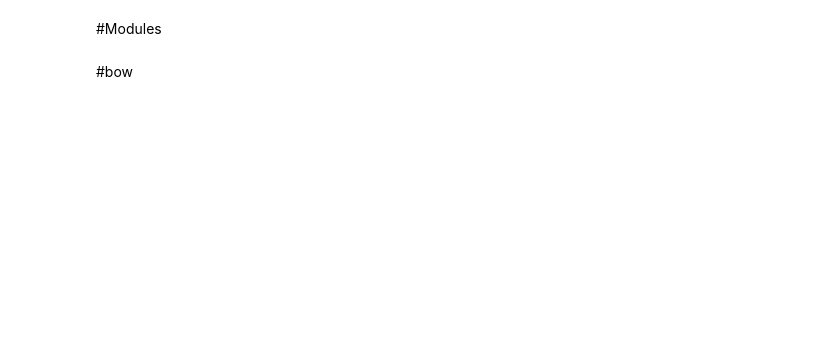
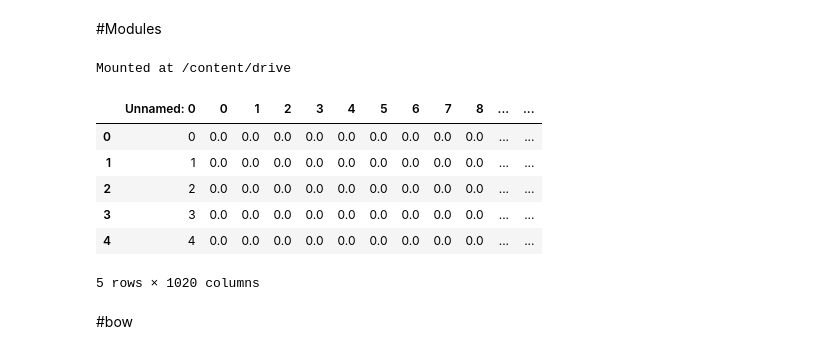
Before and after one commit to Zarmina97/NLP-project-, a Jupyter notebook: Models/RandomForest.ipynb, the cells around one changed output. Drawn from its saved outputs; the diff is of its cells as text; code cells hidden in the pictures; blank space fills up the shorter version.

```diff
--- a/Models/RandomForest.ipynb
+++ b/Models/RandomForest.ipynb
@@ -30,5 +33,20 @@ from sklearn.model_selection import RandomizedSearchCV
+# %%
+from google.colab import drive
+drive.mount('/content/drive')
+# %% [output]
+Mounted at /content/drive
 # %%
-#tfid_df=pd.read_csv('.csv')
-#bow_df=pd.read_csv('.csv')
-w2v_df=pd.read_csv('w2v_df.csv')
-d2v_df=pd.read_csv('d2v_df.csv')
+bow_data=pd.read_csv('/content/drive/MyDrive/NLP/bow_dataset.csv')
+tf_idf_data=pd.read_csv('/content/drive/MyDrive/NLP/tfidf_dataset.csv')
+# w2v_df=pd.read_csv('w2v_df.csv')
+# d2v_df=pd.read_csv('d2v_df.csv')
+# %%
+bow_data.head()
+# %% [output]
+|  | Unnamed: 0 | 0 | 1 | 2 | 3 | 4 | 5 | 6 | 7 | 8 | ... | ... |
+| 0 | 0 | 0.0 | 0.0 | 0.0 | 0.0 | 0.0 | 0.0 | 0.0 | 0.0 | 0.0 | ... | ... |
+| 1 | 1 | 0.0 | 0.0 | 0.0 | 0.0 | 0.0 | 0.0 | 0.0 | 0.0 | 0.0 | ... | ... |
+| 2 | 2 | 0.0 | 0.0 | 0.0 | 0.0 | 0.0 | 0.0 | 0.0 | 0.0 | 0.0 | ... | ... |
+| 3 | 3 | 0.0 | 0.0 | 0.0 | 0.0 | 0.0 | 0.0 | 0.0 | 0.0 | 0.0 | ... | ... |
+| 4 | 4 | 0.0 | 0.0 | 0.0 | 0.0 | 0.0 | 0.0 | 0.0 | 0.0 | 0.0 | ... | ... |
+5 rows × 1020 columns
```
Also changed, not shown: parts of 20 cells of this notebook, 2 other files.
